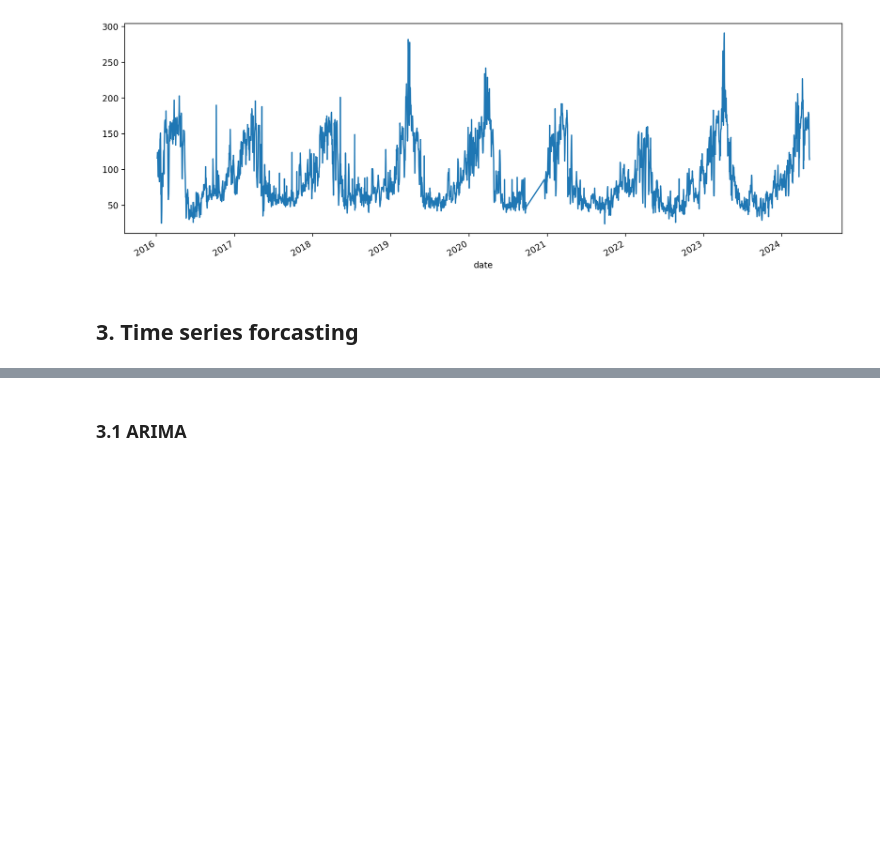
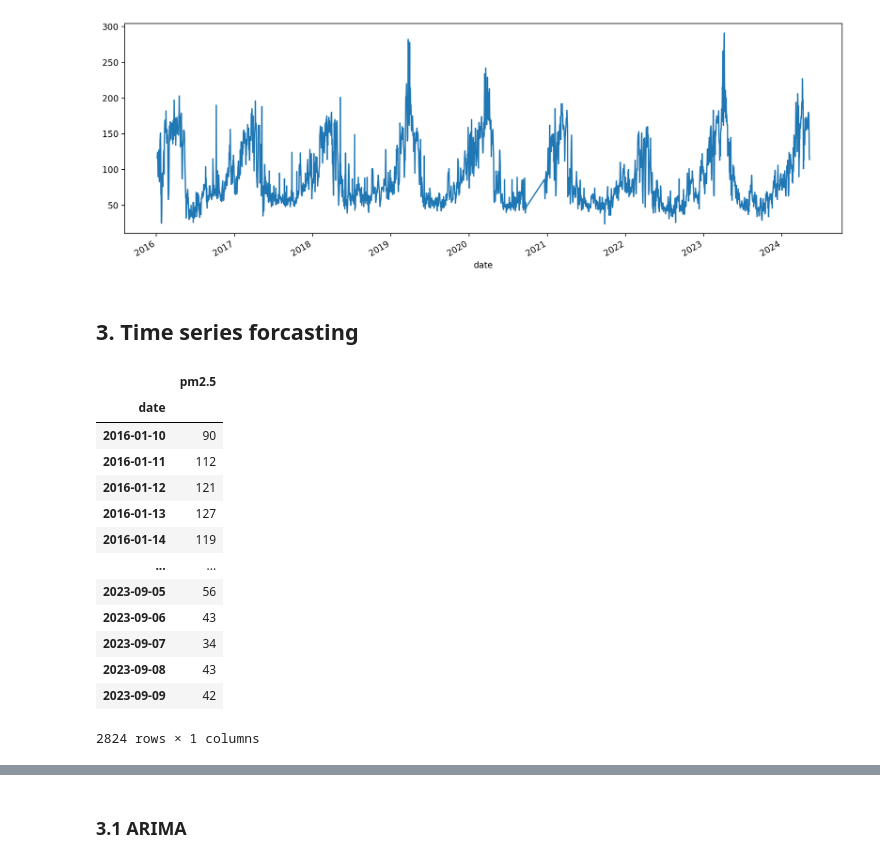
Before and after one commit to waritkan/Chiangmai_PM2.5_Forcasting, a Jupyter notebook: Chiangmai_PM2_5_Forcasting.ipynb, the cells around one changed output, grey strips where cells are left out. Cells and saved outputs as stored; diff of their text form; code cells hidden in the pictures; blank space fills up the shorter version.

```diff
--- a/Chiangmai_PM2_5_Forcasting.ipynb
+++ b/Chiangmai_PM2_5_Forcasting.ipynb
@@ -105,3 +106,20 @@ df['pm2.5'].plot();
 # %%
 df_train = df.loc[:'2023-12-31']
 df_test = df.loc['2024-01-01':]
+# %%
+df_train
+# %% [output]
+|  | pm2.5 |
+| date |  |
+| 2016-01-10 | 90 |
+| 2016-01-11 | 112 |
+| 2016-01-12 | 121 |
+| 2016-01-13 | 127 |
+| 2016-01-14 | 119 |
+| ... | ... |
+| 2023-09-05 | 56 |
+| 2023-09-06 | 43 |
+| 2023-09-07 | 34 |
+| 2023-09-08 | 43 |
+| 2023-09-09 | 42 |
+2824 rows × 1 columns
```
Also changed, not shown: parts of 10 cells of this notebook.
